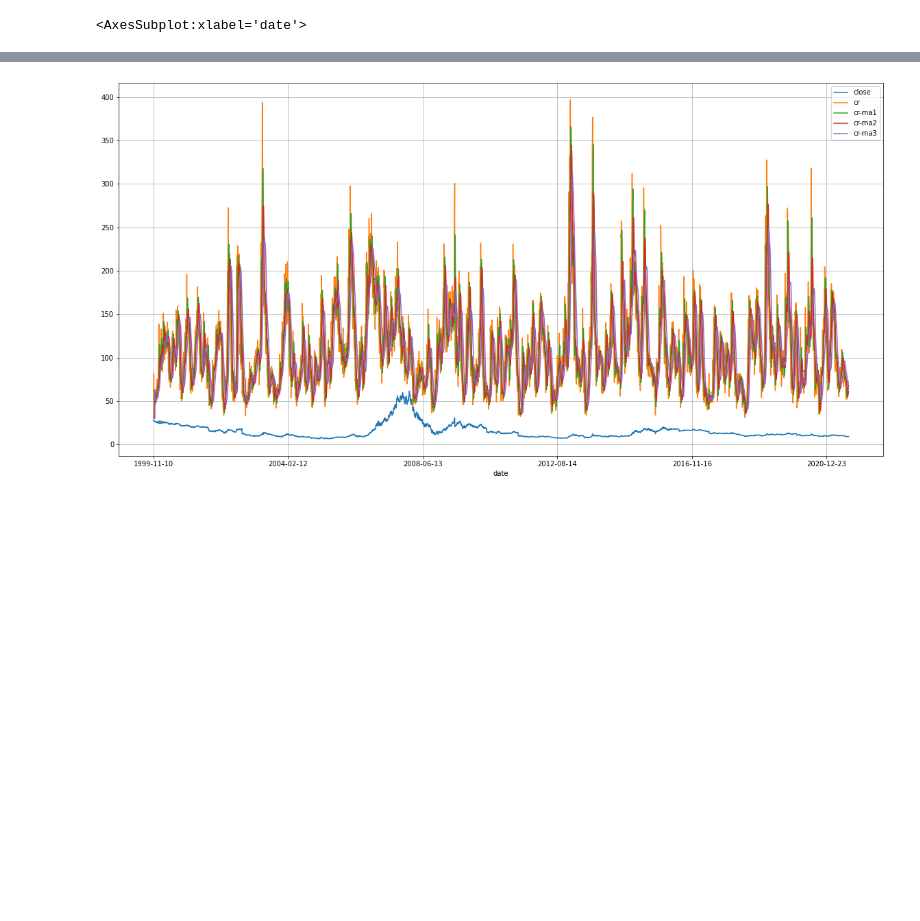
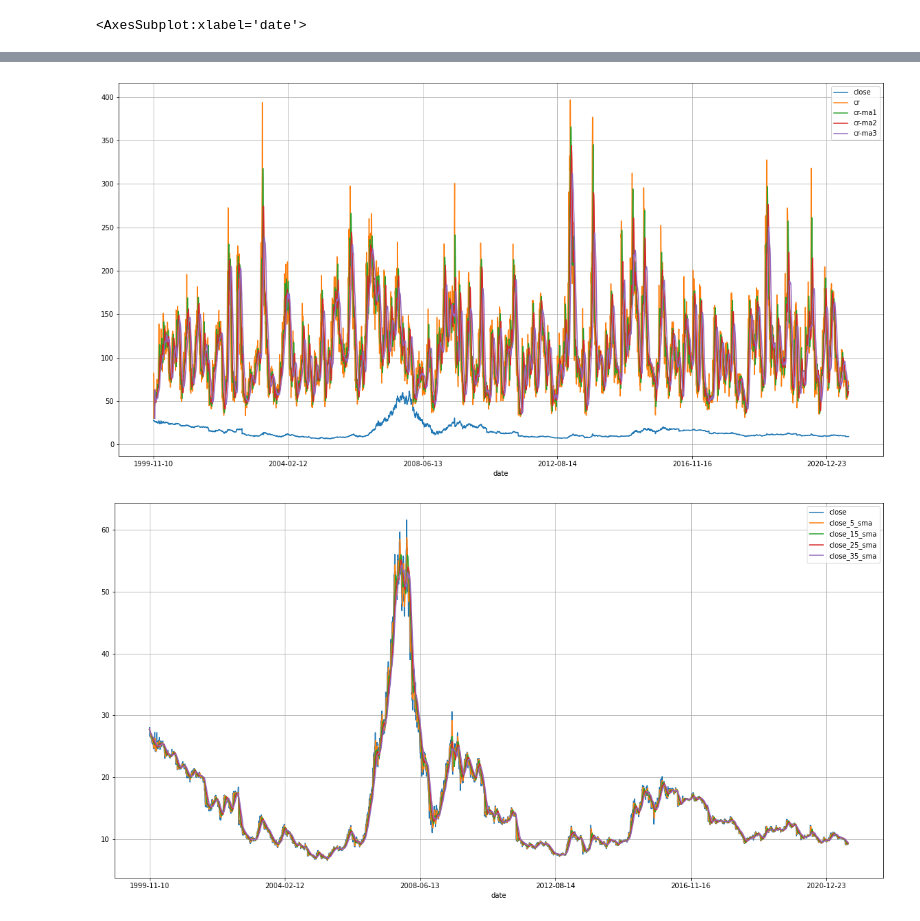
Before and after one commit to zhangyunqi/pystock, a Jupyter notebook: pachong/book/test.ipynb, the cells around one changed output, grey strips where cells are left out. Saved outputs shown, nothing was run; the diff lists cells and outputs as text; code cells hidden in the pictures; blank space fills up the shorter version.

```diff
--- a/pachong/book/test.ipynb
+++ b/pachong/book/test.ipynb
@@ -9,7 +9,7 @@ import matplotlib.pyplot as plt
 #date close	high low open volume amount
 data: pd.DataFrame = pd.read_csv("C:/Users/zhangyunqi/PycharmProjects/pystock/data/stock/0600000.csv"
                                  , encoding="GBK"
-                                 , usecols=["日期", "收盘价", "最高价", "最低价", "开盘价", "成交量"])
+                                 , usecols=["日期", "收盘价", "最高价", "最低价", "开盘价", "成交量","涨跌幅"])
 # 过滤停牌的交易日，条件"收盘价","最高价","最低价","开盘价","成交量"均为0
 data = data[(data["收盘价"] != 0) & (data["最高价"] != 0)
             & (data["最低价"] != 0) & (data["开盘价"] != 0)
@@ -62,9 +70,11 @@ stock['rsi_6'],stock['rsi_12'],stock['rsi_24']
 # %%
 stock[['volume','volume_delta']].plot(figsize=(20,10),grid=True)
 stock[['close','close_delta']].plot(subplots=True,figsize=(20,10),grid=True)
 stock[['close','cr','cr-ma1','cr-ma2','cr-ma3']].plot(figsize=(20,10),grid=True)
+stock[['close','close_5_sma','close_15_sma','close_25_sma','close_35_sma']].plot(figsize=(20,10),grid=True)
 # %% [output]
 <AxesSubplot:xlabel='date'>
 [figure]
 [figure]
 [figure]
+[figure, added]
```
Also changed, not shown: parts of 2 cells of this notebook, 1 other file.
